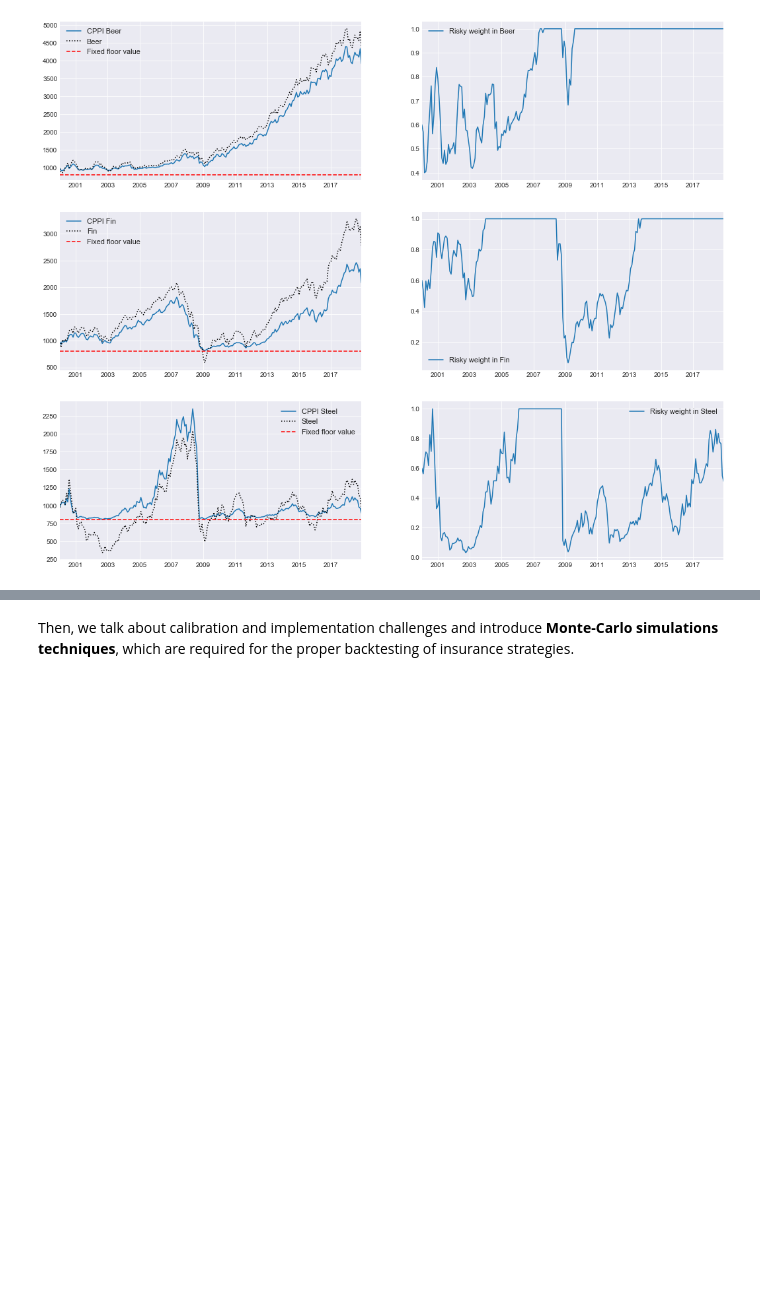
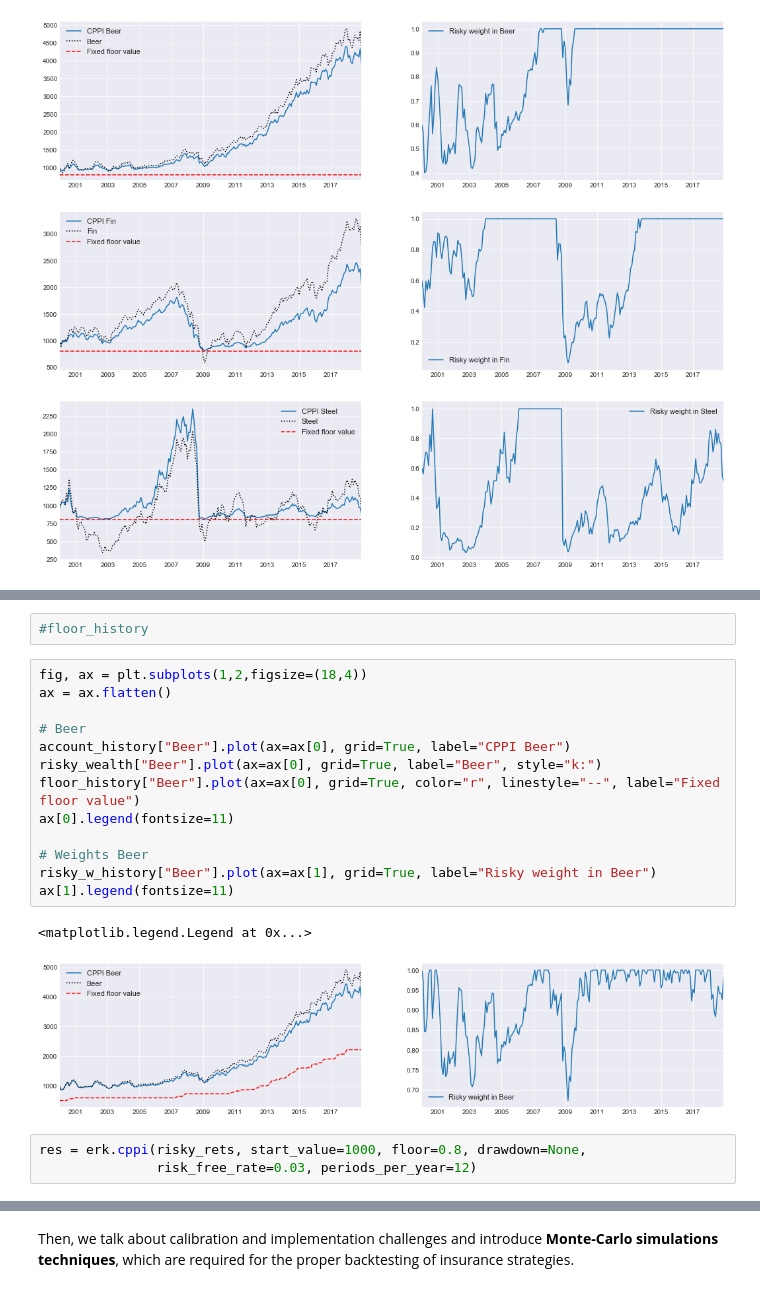
Before and after one commit to z4ir3/finance-courses, a Jupyter notebook: week-3.ipynb, the cells around one changed output, grey strips where cells are left out. Cells and saved outputs as stored; diff of their text form; blank space fills up the shorter version.

Commit message:
updating cppi with drawdown

```diff
--- a/week-3.ipynb
+++ b/week-3.ipynb
@@ -466,0 +550,21 @@ a pure investment in Fin would have resulted in a loss that breaks the floor val
+# %%
+#floor_history
+# %%
+fig, ax = plt.subplots(1,2,figsize=(18,4))
+ax = ax.flatten()
+
+# Beer
+account_history["Beer"].plot(ax=ax[0], grid=True, label="CPPI Beer")
+risky_wealth["Beer"].plot(ax=ax[0], grid=True, label="Beer", style="k:")
+floor_history["Beer"].plot(ax=ax[0], grid=True, color="r", linestyle="--", label="Fixed floor value")
+ax[0].legend(fontsize=11)
+
+# Weights Beer
+risky_w_history["Beer"].plot(ax=ax[1], grid=True, label="Risky weight in Beer")
+ax[1].legend(fontsize=11)
+# %% [output]
+<matplotlib.legend.Legend at 0x...>
+[figure, added]
+# %%
+res = erk.cppi(risky_rets, start_value=1000, floor=0.8, drawdown=None,
+               risk_free_rate=0.03, periods_per_year=12)
```
Also changed, not shown: parts of 10 cells of this notebook.
